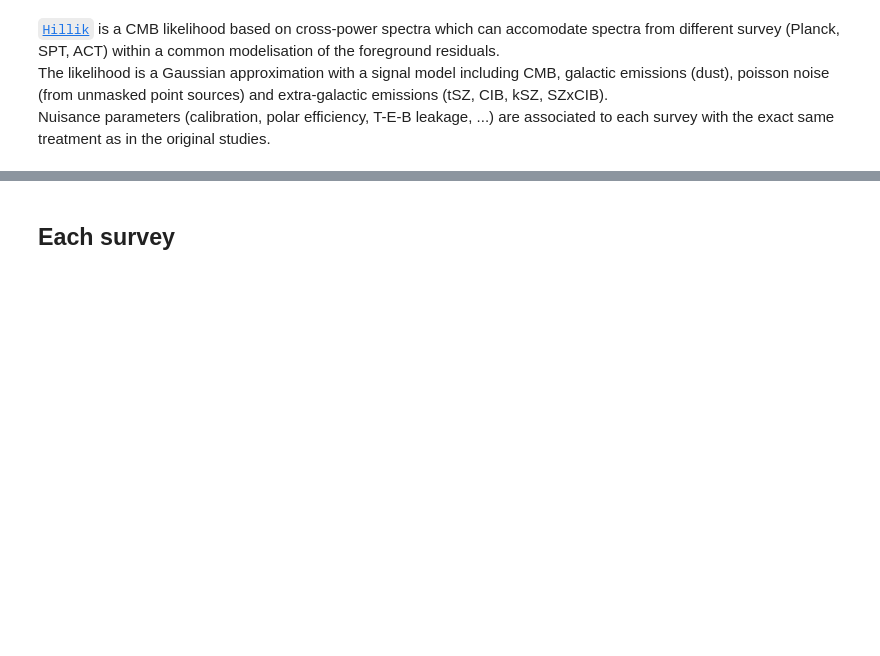
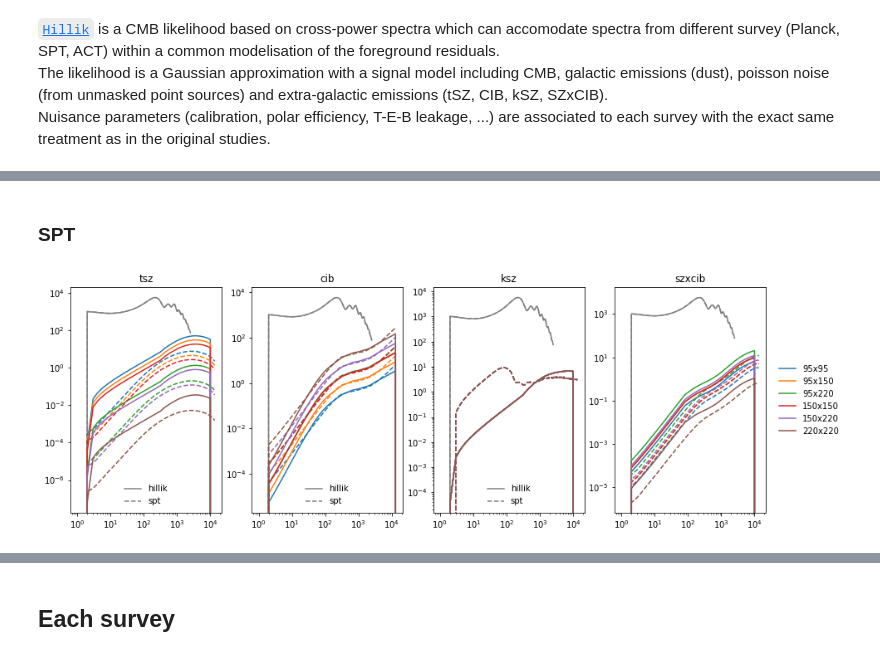
Before and after one commit to mtristram/hillik, a Jupyter notebook: scripts/hillik_chains.ipynb, the cells around one changed output, grey strips where cells are left out. Drawn from its saved outputs; the diff is of its cells as text; code cells hidden in the pictures; blank space fills up the shorter version.

```diff
--- a/scripts/hillik_chains.ipynb
+++ b/scripts/hillik_chains.ipynb
@@ -9,0 +39,24 @@ DBdir = "/sps/planck/Users/tristram/Soft/Hillik/chains"
+# %% [markdown]
+### SPT
+# %%
+xfreq = ["95x95","95x150","95x220","150x150","150x220","220x220"]
+
+fg_list = ["dust","tsz","ksz","cib","szxcib","ps"]
+hlk = dict( zip(fg_list, np.load( f"{DBdir}/../hillik_spt_fgs.npy")))
+fg_list = ["ps_dg","cib","ps_rg","tsz","ksz","dust","szxcib","szxradio"]
+spt = dict( zip(fg_list,np.load( f"{DBdir}/../spt_fgs.npy")))
+
+figure( figsize=(15,5))
+for i_f,fgname in enumerate(["tsz","cib","ksz","szxcib"]):
+    subplot(1,4,i_f+1)
+    plot( lth*(lth+1)/2/pi*clth[0]*1e12, color='grey')
+    plot( lth*(lth+1)/2/pi*clth[0]*1e12, '--', color='grey')
+    legend( ['hillik','spt'])
+    for c in range(len(xfreq)):
+        p1=plot( abs(hlk[fgname][c]), label=f"{xfreq[c]}")
+        p2=plot( abs(spt[fgname][c]), '--', color=p1[0].get_color())
+    title(fgname)
+    if i_f==3: legend( bbox_to_anchor=(1.04,0.5), loc="center left")
+    loglog()
+# %% [output]
+[figure, added]
```
Also changed, not shown: parts of 14 cells of this notebook.
